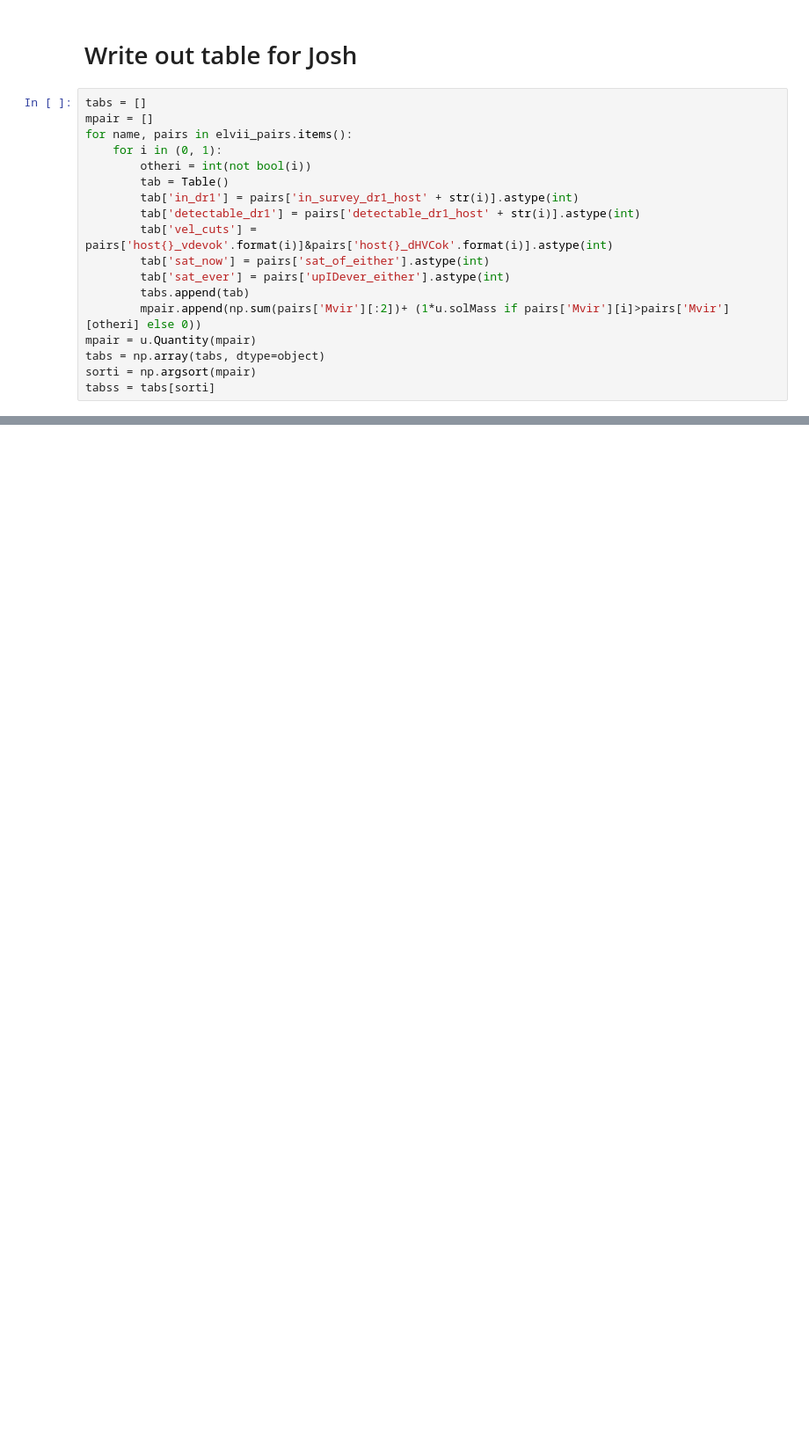
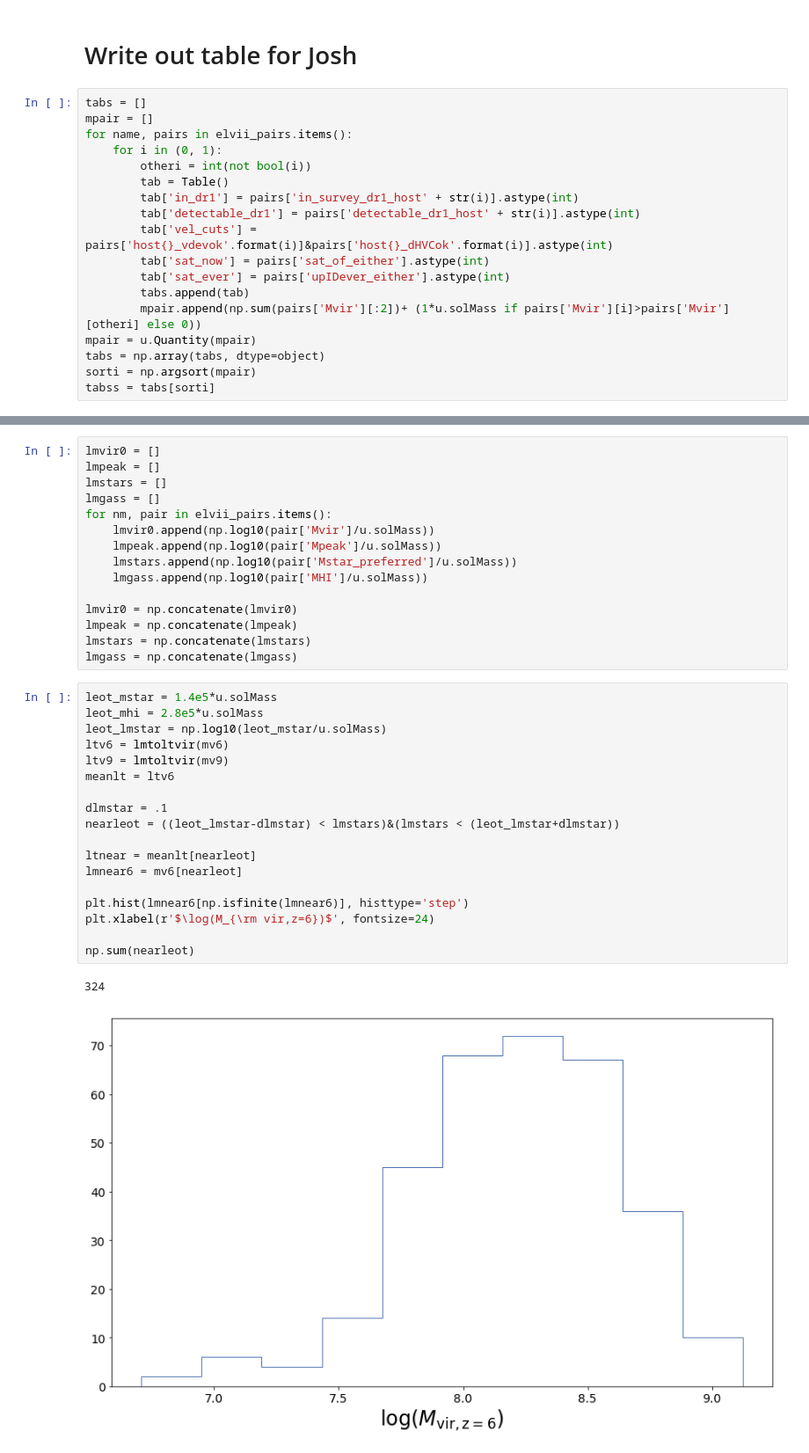
Before and after one commit to eteq/galvis, a Jupyter notebook: UpID ever experiments.ipynb, the cells around one changed output, grey strips where cells are left out. Shown at 88% size. Drawn from its saved outputs; the diff is of its cells as text; blank space fills up the shorter version.

```diff
--- a/UpID ever experiments.ipynb
+++ b/UpID ever experiments.ipynb
@@ -232,0 +259,36 @@ hl.writeto('data_for_venn_diagram_sorted_smalltolarge.fits.gz', clobber=True)
+# %%
+lmvir0 = []
+lmpeak = []
+lmstars = []
+lmgass = []
+for nm, pair in elvii_pairs.items():
+    lmvir0.append(np.log10(pair['Mvir']/u.solMass))
+    lmpeak.append(np.log10(pair['Mpeak']/u.solMass))
+    lmstars.append(np.log10(pair['Mstar_preferred']/u.solMass))
+    lmgass.append(np.log10(pair['MHI']/u.solMass))
+
+lmvir0 = np.concatenate(lmvir0)
+lmpeak = np.concatenate(lmpeak)
+lmstars = np.concatenate(lmstars)
+lmgass = np.concatenate(lmgass)
+# %%
+leot_mstar = 1.4e5*u.solMass
+leot_mhi = 2.8e5*u.solMass
+leot_lmstar = np.log10(leot_mstar/u.solMass)
+ltv6 = lmtoltvir(mv6)
+ltv9 = lmtoltvir(mv9)
+meanlt = ltv6
+
+dlmstar = .1
+nearleot = ((leot_lmstar-dlmstar) < lmstars)&(lmstars < (leot_lmstar+dlmstar))
+
+ltnear = meanlt[nearleot]
+lmnear6 = mv6[nearleot]
+
+plt.hist(lmnear6[np.isfinite(lmnear6)], histtype='step')
+plt.xlabel(r'$\log(M_{\rm vir,z=6})$', fontsize=24)
+
+np.sum(nearleot)
+# %% [output]
+324
+[figure, added]
```
Also changed, not shown: parts of 10 cells of this notebook, 2 other files.
